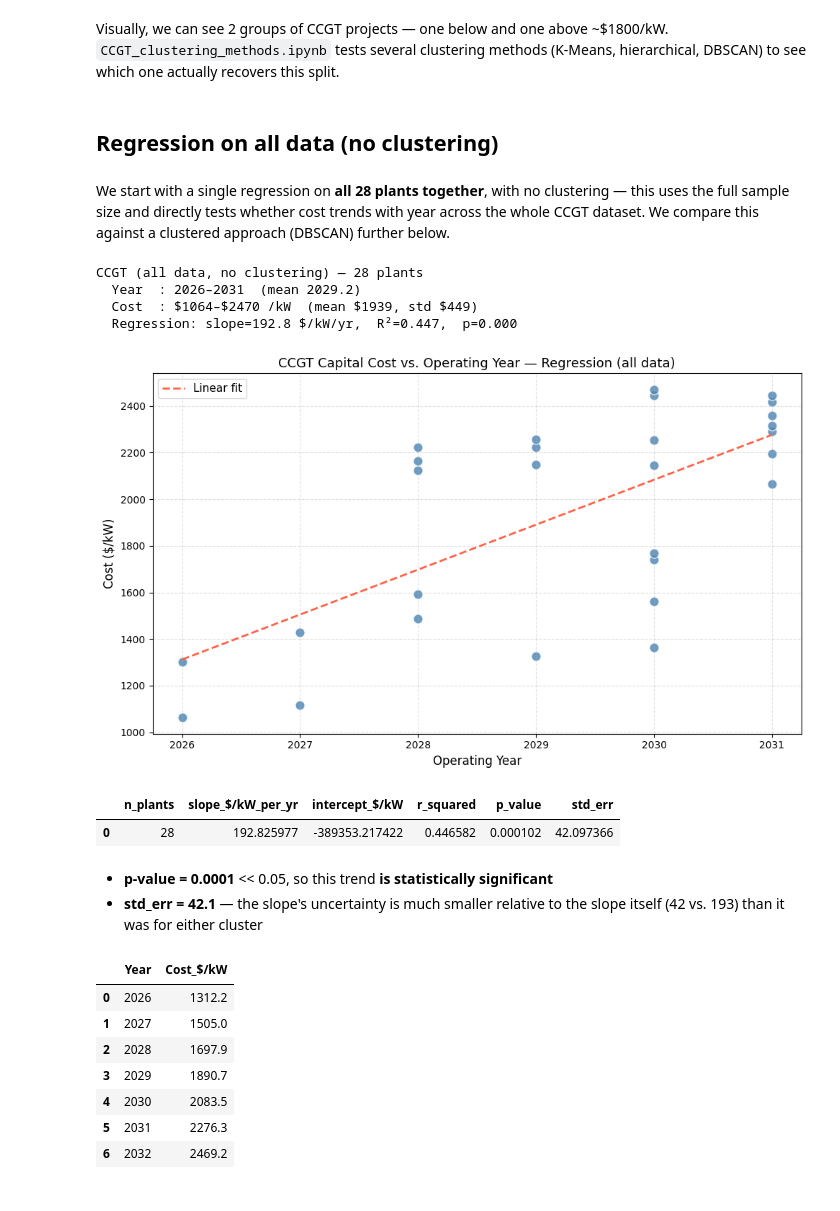
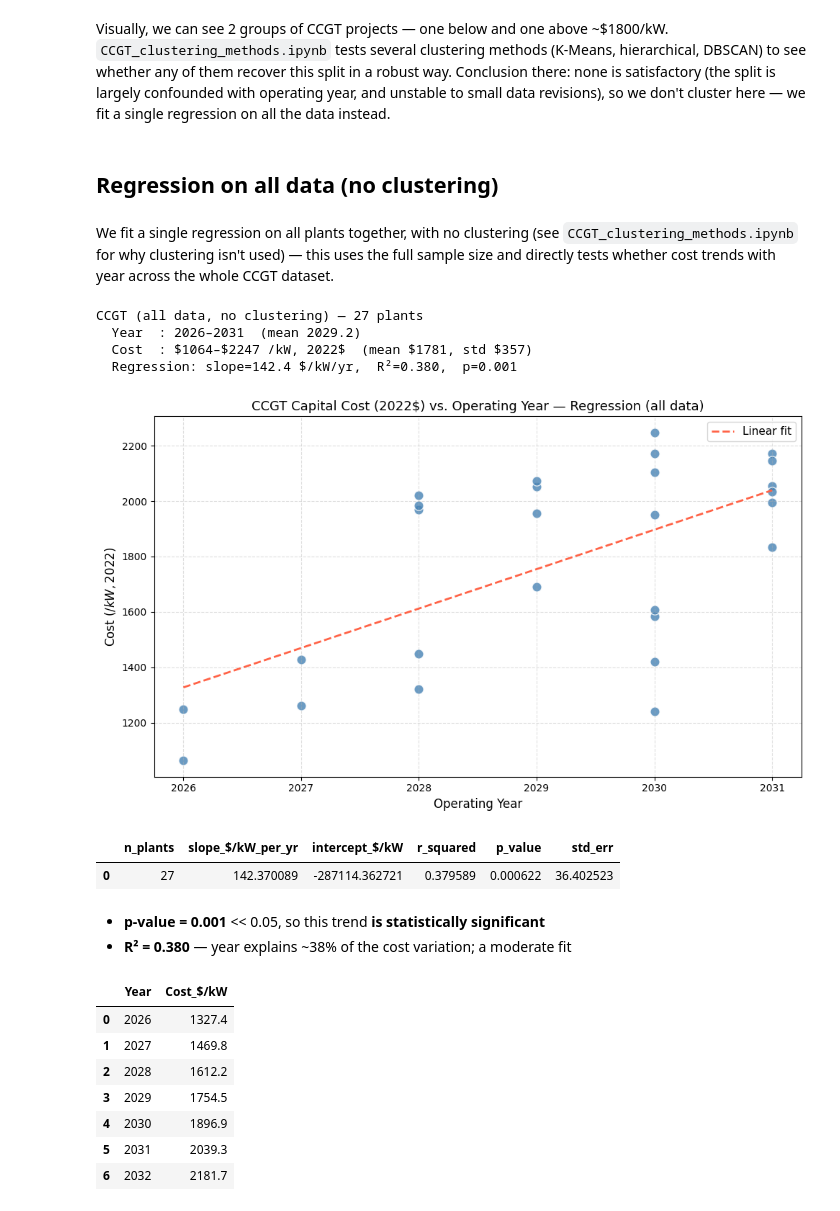
Before and after one commit to RMI/ReEDS-CEPM, a Jupyter notebook: CEPM/preprocessing/gas_capex_forecast/CCGT_gas_capex.ipynb, the cells around one changed output. Saved outputs shown, nothing was run; the diff lists cells and outputs as text; code cells hidden in the pictures.

```diff
--- a/CEPM/preprocessing/gas_capex_forecast/CCGT_gas_capex.ipynb
+++ b/CEPM/preprocessing/gas_capex_forecast/CCGT_gas_capex.ipynb
@@ -8,8 +8,6 @@ import numpy as np
 import pandas as pd
 import matplotlib.pyplot as plt
 from scipy.stats import linregress
-from sklearn.preprocessing import StandardScaler
-from sklearn.cluster import KMeans
 
 REPO_ROOT = Path.cwd().resolve()
 while not (REPO_ROOT / "runreeds.py").exists() and REPO_ROOT != REPO_ROOT.parent:
@@ -17,7 +15,7 @@ while not (REPO_ROOT / "runreeds.py").exists() and REPO_ROOT != REPO_ROOT.parent
 
 FORECAST_DIR = REPO_ROOT / "CEPM/preprocessing/gas_capex_forecast"
 
-df = pd.read_csv(FORECAST_DIR / "Halcyon_July_CCGT.csv")
+df = pd.read_csv(FORECAST_DIR / "Halcyon_August_CCGT.csv")
 df.head()
 # %% [output]
 |  | Plant / Unit Name | State | BA Code | Announcement Date | Planned / Operating Year | Technology Type | ... |
@@ -36,5 +34,6 @@ This leaves 28 CCGT projects to work with.
 # %%
-df["Cost ($/kW)"] = df["Cost ($/kW)"].astype(str).str.replace(",", "").astype(float)
+# Use the dollar-year-normalized cost (see data_cleaning_gas.ipynb) instead of the raw, mixed-dollar-year cost
+df["Cost ($/kW)"] = pd.to_numeric(df["Cost ($/kW, 2022$)"], errors="coerce")
 df["Planned / Operating Year"] = pd.to_numeric(df["Planned / Operating Year"], errors="coerce")
 
 # Clean data: drop rows with year after 2032 or cost above 3000 $/kW (outliers)
@@ -45,13 +44,11 @@ df.shape
 fig, ax = plt.subplots(figsize=(10, 6))
 ax.scatter(df["Planned / Operating Year"], df["Cost ($/kW)"], alpha=0.7)
 ax.set_xlabel("Planned / Operating Year")
-ax.set_ylabel("Cost ($/kW)")
-ax.set_title("CCGT Cost ($/kW) vs Planned / Operating Year")
+ax.set_ylabel("Cost ($/kW, 2022$)")
+ax.set_title("CCGT Cost ($/kW, 2022$) vs Planned / Operating Year")
 ax.grid(True, alpha=0.3)
 plt.tight_layout()
 plt.show()
 
-X_scaled = StandardScaler().fit_transform(df[["Planned / Operating Year", "Cost ($/kW)"]].values)
 years = np.arange(2026, 2033)
-colors = {0: "steelblue", 1: "tomato"}
 # %% [output]
@@ -59,40 +56,40 @@ colors = {0: "steelblue", 1: "tomato"}
 # %% [markdown]
-Visually, we can see 2 groups of CCGT projects — one below and one above ~$1800/kW. `CCGT_clustering_methods.ipynb` tests several clustering methods (K-Means, hierarchical, DBSCAN) to see which one actually recovers this split.
+Visually, we can see 2 groups of CCGT projects — one below and one above ~$1800/kW. `CCGT_clustering_methods.ipynb` tests several clustering methods (K-Means, hierarchical, DBSCAN) to see whether any of them recover this split in a robust way. Conclusion there: none is satisfactory (the split is largely confounded with operating year, and unstable to small data revisions), so we don't cluster here — we fit a single regression on all the data instead.
 # %% [markdown]
 ## Regression on all data (no clustering)
 # %% [markdown]
-We start with a single regression on **all 28 plants together**, with no clustering — this uses the full sample size and directly tests whether cost trends with year across the whole CCGT dataset. We compare this against a clustered approach (DBSCAN) further below.
+We fit a single regression on all plants together, with no clustering (see `CCGT_clustering_methods.ipynb` for why clustering isn't used) — this uses the full sample size and directly tests whether cost trends with year across the whole CCGT dataset.
 # %%
 slope_all, intercept_all, r_all, p_all, stderr_all = linregress(df["Planned / Operating Year"], df["Cost ($/kW)"])
 
 fig, ax = plt.subplots(figsize=(10, 6))
 ax.scatter(df["Planned / Operating Year"], df["Cost ($/kW)"],
            color="steelblue", alpha=0.8, edgecolors="white", s=90)
 
 x_range = np.linspace(df["Planned / Operating Year"].min(), df["Planned / Operating Year"].max(), 100)
 ax.plot(x_range, intercept_all + slope_all * x_range,
         color="tomato", linewidth=2, linestyle="--", label="Linear fit")
 
 print(f"\nCCGT (all data, no clustering) — {len(df)} plants")
 print(f"  Year  : {df['Planned / Operating Year'].min():.0f}–{df['Planned / Operating Year'].max():.0f}  (mean {df['Planned / Operating Year'].mean():.1f})")
-print(f"  Cost  : ${df['Cost ($/kW)'].min():.0f}–${df['Cost ($/kW)'].max():.0f} /kW  (mean ${df['Cost ($/kW)'].mean():.0f}, std ${df['Cost ($/kW)'].std():.0f})")
+print(f"  Cost  : ${df['Cost ($/kW)'].min():.0f}–${df['Cost ($/kW)'].max():.0f} /kW, 2022$  (mean ${df['Cost ($/kW)'].mean():.0f}, std ${df['Cost ($/kW)'].std():.0f})")
 print(f"  Regression: slope={slope_all:.1f} $/kW/yr,  R²={r_all**2:.3f},  p={p_all:.3f}")
 
 ax.set_xlabel("Operating Year", fontsize=12)
-ax.set_ylabel("Cost ($/kW)", fontsize=12)
-ax.set_title("CCGT Capital Cost vs. Operating Year — Regression (all data)", fontsize=13)
+ax.set_ylabel("Cost ($/kW, 2022$)", fontsize=12)
+ax.set_title("CCGT Capital Cost (2022$) vs. Operating Year — Regression (all data)", fontsize=13)
 ax.legend(fontsize=11)
 ax.grid(True, linestyle="--", alpha=0.4)
 ax.xaxis.set_major_locator(plt.MaxNLocator(integer=True))
 
 plt.tight_layout()
 plt.show()
 # %% [output]
-CCGT (all data, no clustering) — 28 plants
+CCGT (all data, no clustering) — 27 plants
   Year  : 2026–2031  (mean 2029.2)
-  Cost  : $1064–$2470 /kW  (mean $1939, std $449)
-  Regression: slope=192.8 $/kW/yr,  R²=0.447,  p=0.000
+  Cost  : $1064–$2247 /kW, 2022$  (mean $1781, std $357)
+  Regression: slope=142.4 $/kW/yr,  R²=0.380,  p=0.001
-[figure, old version]
+[figure, new version]
 # %%
 # Extract regression statistics (all data)
 regression_stats_all = pd.DataFrame([{
@@ -106,23 +103,24 @@ regression_stats_all = pd.DataFrame([{
 regression_stats_all
 # %% [output]
 |  | n_plants | slope_$/kW_per_yr | intercept_$/kW | r_squared | p_value | std_err |
-| 0 | 28 | 192.825977 | -389353.217422 | 0.446582 | 0.000102 | 42.097366 |
+| 0 | 27 | 142.370089 | -287114.362721 | 0.379589 | 0.000622 | 36.402523 |
 # %% [markdown]
-- **p-value = 0.0001** << 0.05, so this trend **is statistically significant**
-- **std_err = 42.1** — the slope's uncertainty is much smaller relative to the slope itself (42 vs. 193) than it was for either cluster
+- **p-value = 0.001** << 0.05, so this trend **is statistically significant**
+- **R² = 0.380** — year explains ~38% of the cost variation; a moderate fit
 # %%
-# Regression forecast 2026-2032 (all data)
+# Regression forecast 2026-2032 (all data), saved for reuse (e.g. gas_CAPEX_update.ipynb)
 forecast_all = pd.DataFrame({
     "Year": years,
     "Cost_$/kW": np.round(intercept_all + slope_all * years, 1),
 })
+forecast_all.to_csv(FORECAST_DIR / "ccgt_regression_forecast.csv", index=False)
 forecast_all
 # %% [output]
 |  | Year | Cost_$/kW |
-| 0 | 2026 | 1312.2 |
-| 1 | 2027 | 1505.0 |
-| 2 | 2028 | 1697.9 |
-| 3 | 2029 | 1890.7 |
-| 4 | 2030 | 2083.5 |
-| 5 | 2031 | 2276.3 |
-| 6 | 2032 | 2469.2 |
+| 0 | 2026 | 1327.4 |
+| 1 | 2027 | 1469.8 |
+| 2 | 2028 | 1612.2 |
+| 3 | 2029 | 1754.5 |
+| 4 | 2030 | 1896.9 |
+| 5 | 2031 | 2039.3 |
+| 6 | 2032 | 2181.7 |
```
Also changed, not shown: parts of 13 cells of this notebook, 18 other files.
